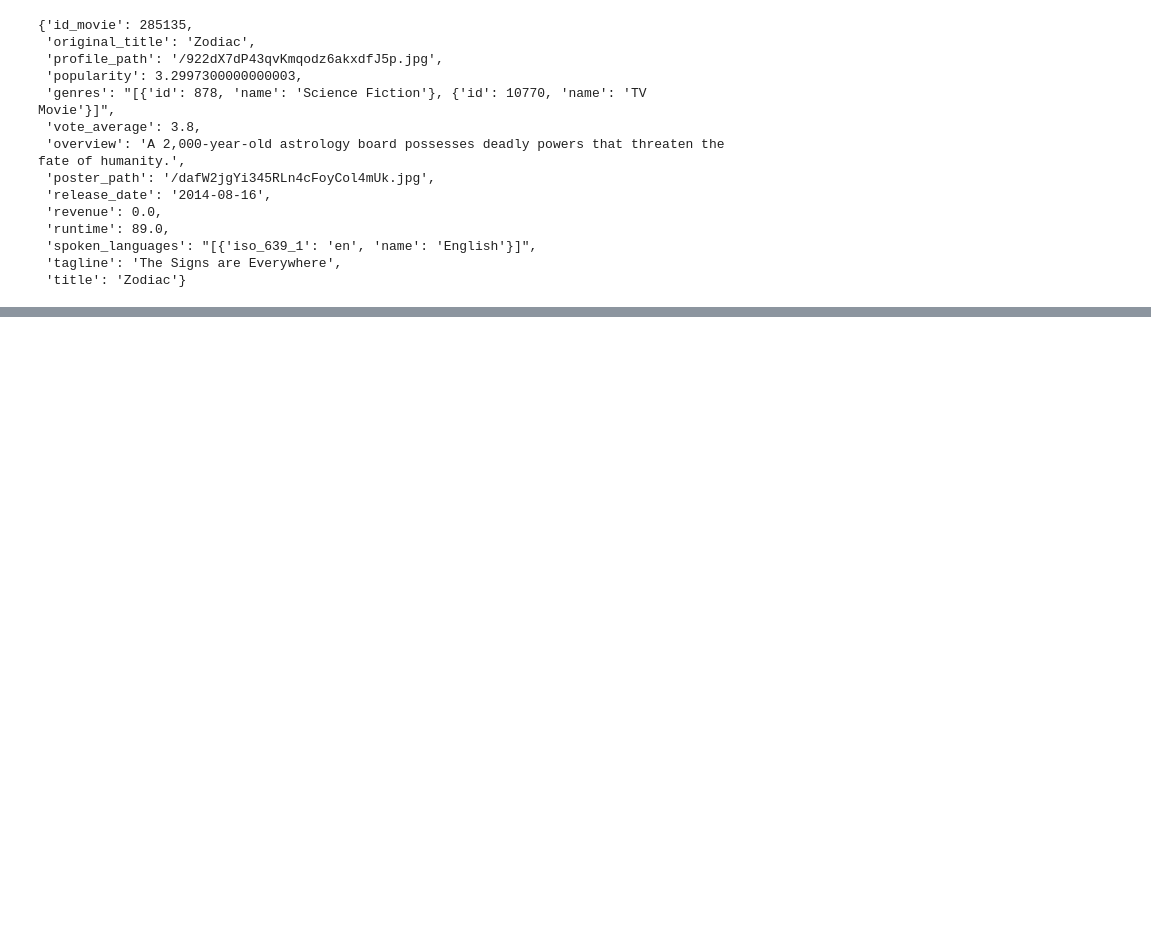
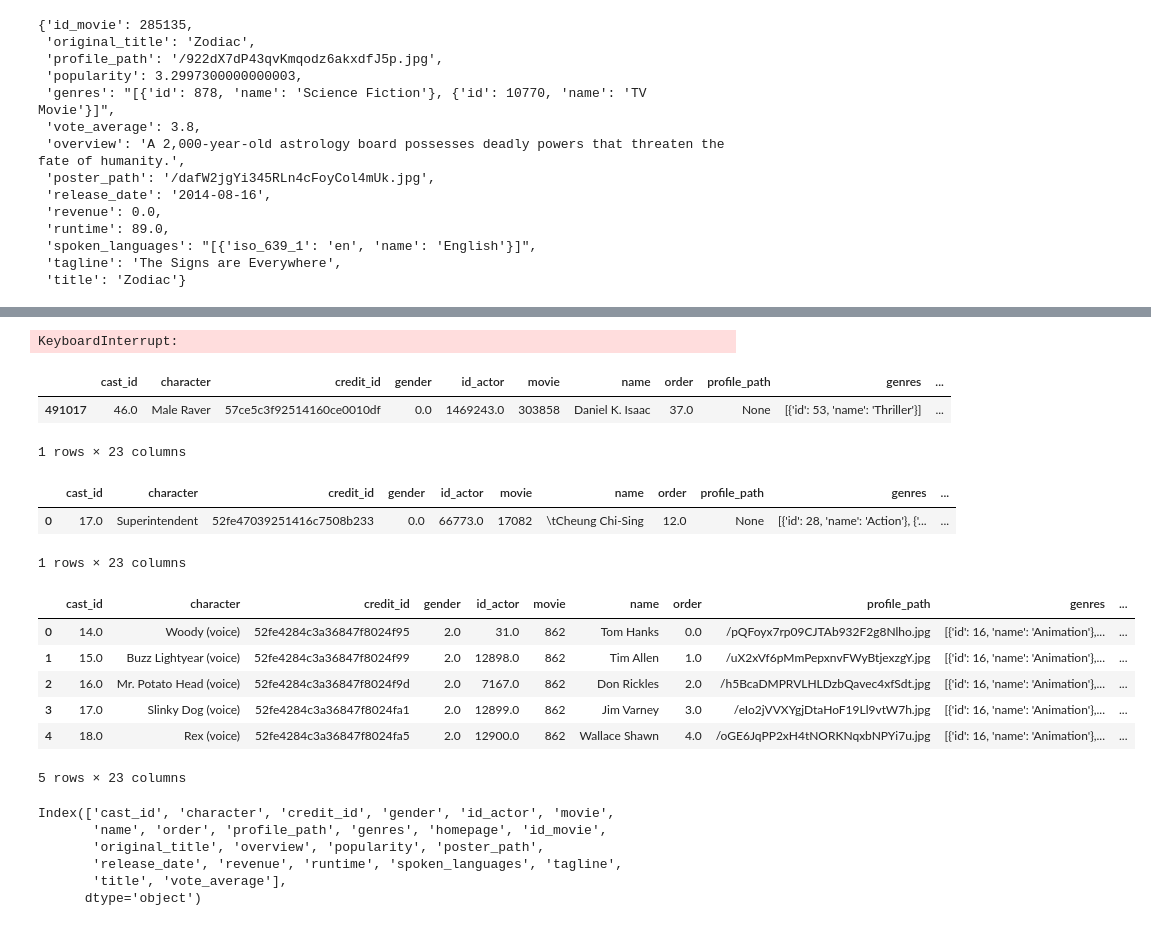
Before and after one commit to ChicagoDev/Movie-Recommendations-via-Hybrid-Filtering, a Jupyter notebook: notebooks/NetworkX4.ipynb, the cells around one changed output, grey strips where cells are left out. Saved outputs shown, nothing was run; the diff lists cells and outputs as text; code cells hidden in the pictures; blank space fills up the shorter version.

```diff
--- a/notebooks/NetworkX4.ipynb
+++ b/notebooks/NetworkX4.ipynb
@@ -172,0 +210,28 @@ nx.number_of_nodes(master_graph)
+# %%
+
+for act in actors_filmography_group:
+    r = act[1]
+# %% [output]
+KeyboardInterrupt:
+# %%
+r
+# %% [output]
+|  | cast_id | character | credit_id | gender | id_actor | movie | name | order | profile_path | genres | ... |
+| 491017 | 46.0 | Male Raver | 57ce5c3f92514160ce0010df | 0.0 | 1469243.0 | 303858 | Daniel K. Isaac | 37.0 | None | [{'id': 53, 'name': 'Thriller'}] | ... |
+1 rows × 23 columns
+# %%
+neo_concat
+# %% [output]
+|  | cast_id | character | credit_id | gender | id_actor | movie | name | order | profile_path | genres | ... |
+| 0 | 17.0 | Superintendent | 52fe47039251416c7508b233 | 0.0 | 66773.0 | 17082 | \tCheung Chi-Sing | 12.0 | None | [{'id': 28, 'name': 'Action'}, {'... | ... |
+1 rows × 23 columns
+# %%
+actors_and_movie_info_df.head()
+# %% [output]
+|  | cast_id | character | credit_id | gender | id_actor | movie | name | order | profile_path | genres | ... |
+| 0 | 14.0 | Woody (voice) | 52fe4284c3a36847f8024f95 | 2.0 | 31.0 | 862 | Tom Hanks | 0.0 | /pQFoyx7rp09CJTAb932F2g8Nlho.jpg | [{'id': 16, 'name': 'Animation'},... | ... |
+| 1 | 15.0 | Buzz Lightyear (voice) | 52fe4284c3a36847f8024f99 | 2.0 | 12898.0 | 862 | Tim Allen | 1.0 | /uX2xVf6pMmPepxnvFWyBtjexzgY.jpg | [{'id': 16, 'name': 'Animation'},... | ... |
+| 2 | 16.0 | Mr. Potato Head (voice) | 52fe4284c3a36847f8024f9d | 2.0 | 7167.0 | 862 | Don Rickles | 2.0 | /h5BcaDMPRVLHLDzbQavec4xfSdt.jpg | [{'id': 16, 'name': 'Animation'},... | ... |
+| 3 | 17.0 | Slinky Dog (voice) | 52fe4284c3a36847f8024fa1 | 2.0 | 12899.0 | 862 | Jim Varney | 3.0 | /eIo2jVVXYgjDtaHoF19Ll9vtW7h.jpg | [{'id': 16, 'name': 'Animation'},... | ... |
+| 4 | 18.0 | Rex (voice) | 52fe4284c3a36847f8024fa5 | 2.0 | 12900.0 | 862 | Wallace Shawn | 4.0 | /oGE6JqPP2xH4tNORKNqxbNPYi7u.jpg | [{'id': 16, 'name': 'Animation'},... | ... |
+5 rows × 23 columns
@@ -172,0 +243,9 @@ nx.number_of_nodes(master_graph)
+# %%
+actors_and_movie_info_df.columns
+# %% [output]
+Index(['cast_id', 'character', 'credit_id', 'gender', 'id_actor', 'movie',
+       'name', 'order', 'profile_path', 'genres', 'homepage', 'id_movie',
+       'original_title', 'overview', 'popularity', 'poster_path',
+       'release_date', 'revenue', 'runtime', 'spoken_languages', 'tagline',
+       'title', 'vote_average'],
+      dtype='object')
```
Also changed, not shown: parts of 13 cells of this notebook, 9 other files.
